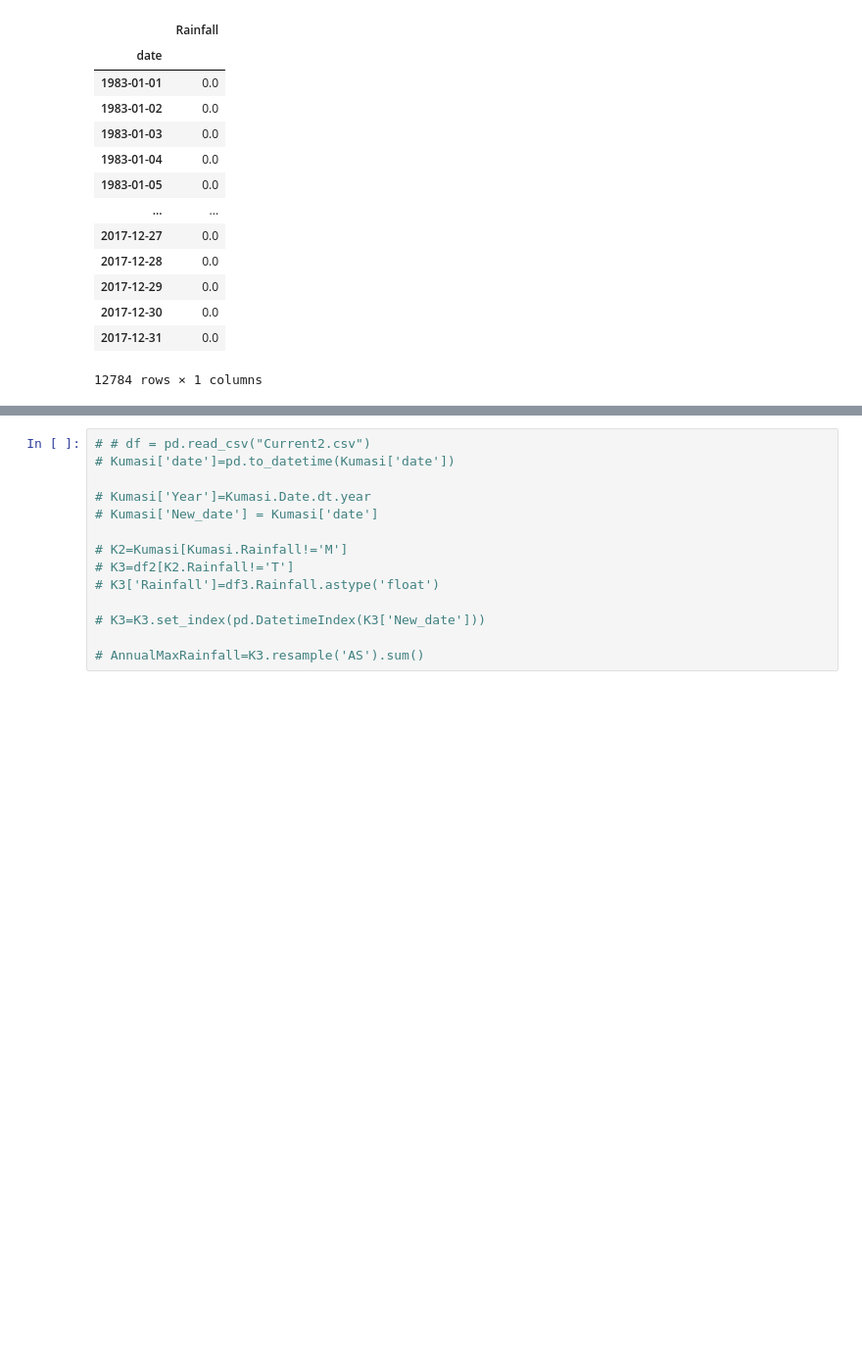
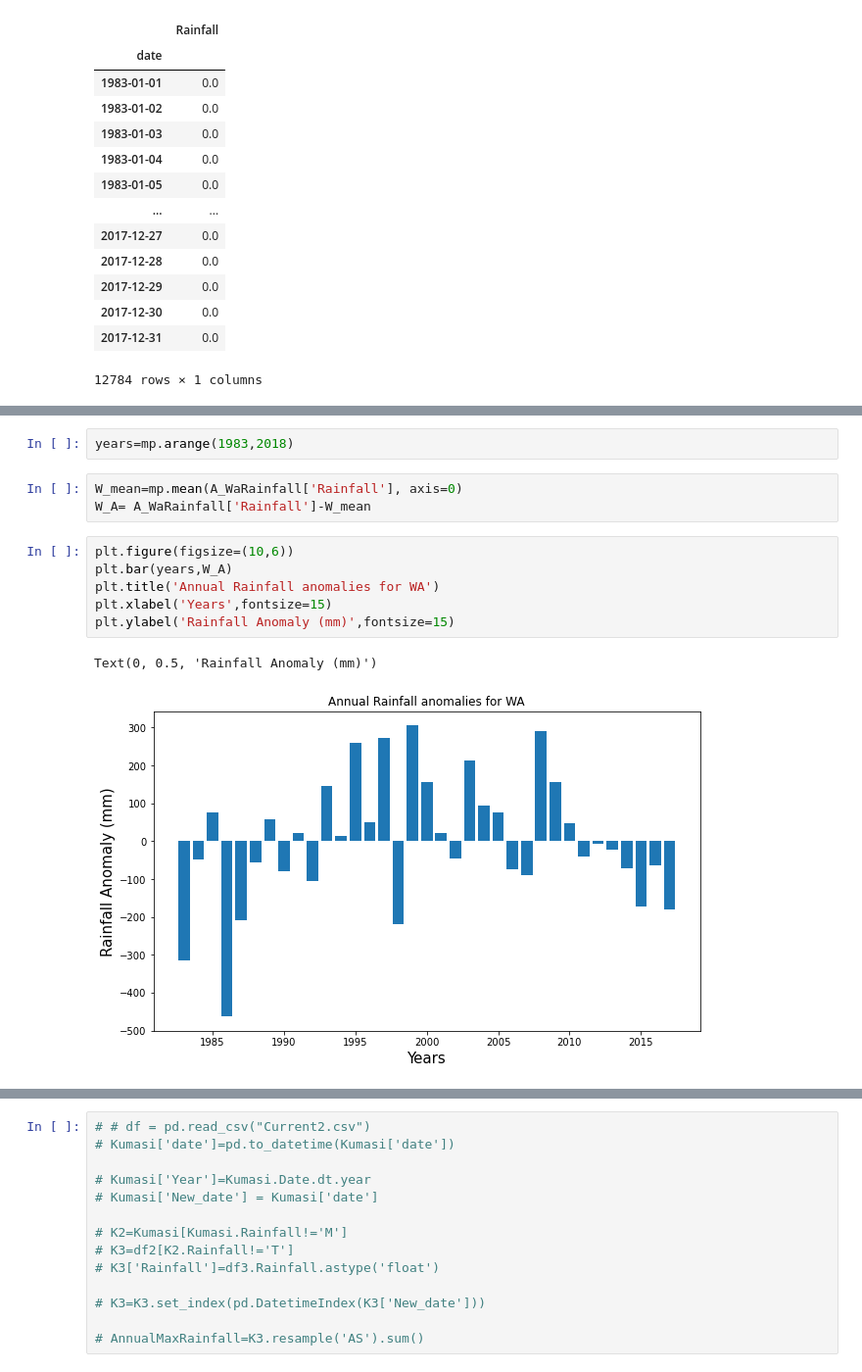
Before and after one commit to ayitaheric/JNAA_LAB, a Jupyter notebook: TASK4.ipynb, the cells around one changed output, grey strips where cells are left out. Shown at 98% size. Saved outputs shown, nothing was run; the diff lists cells and outputs as text; blank space fills up the shorter version.

```diff
--- a/TASK4.ipynb
+++ b/TASK4.ipynb
@@ -429,0 +382,14 @@ Text(0.5, 1.0, 'Annual Rainfall Anomalies for Kete Krachi')
+# %%
+years=mp.arange(1983,2018)
+# %%
+W_mean=mp.mean(A_WaRainfall['Rainfall'], axis=0)
+W_A= A_WaRainfall['Rainfall']-W_mean
+# %%
+plt.figure(figsize=(10,6))
+plt.bar(years,W_A)
+plt.title('Annual Rainfall anomalies for WA')
+plt.xlabel('Years',fontsize=15)
+plt.ylabel('Rainfall Anomaly (mm)',fontsize=15)
+# %% [output]
+Text(0, 0.5, 'Rainfall Anomaly (mm)')
+[figure, added]
```
Also changed, not shown: parts of 25 cells of this notebook.
